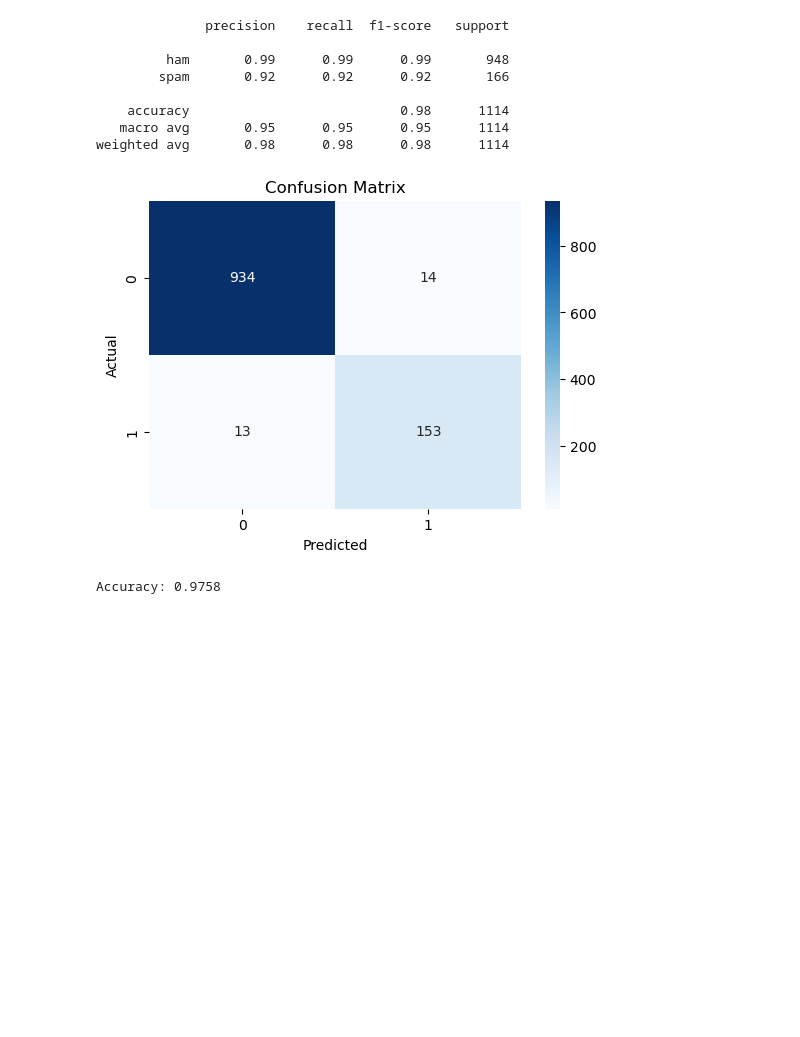
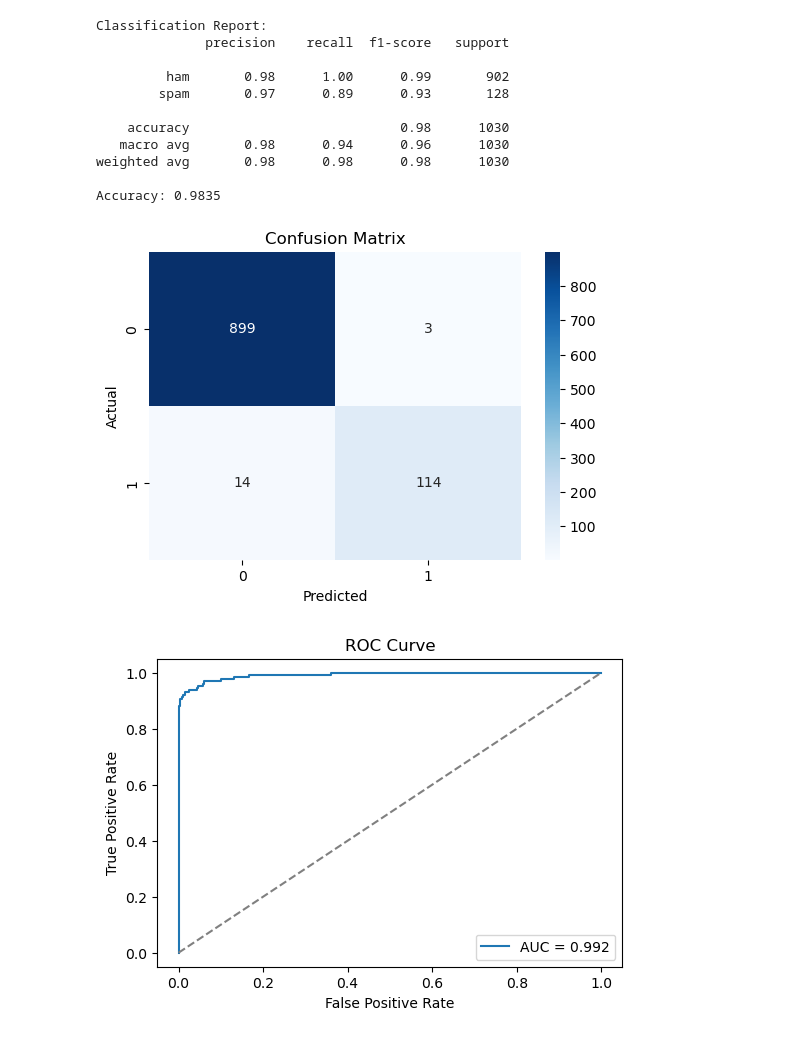
Before and after one commit to saraniz/spam_detection, a Jupyter notebook: notebooks/FC212007_Nishadi Wickramaarachchi/Naive_Bayes_Model.ipynb, the cells around one changed output. Drawn from its saved outputs; the diff is of its cells as text; code cells hidden in the pictures; blank space fills up the shorter version.

```diff
--- a/notebooks/FC212007_Nishadi Wickramaarachchi/Naive_Bayes_Model.ipynb
+++ b/notebooks/FC212007_Nishadi Wickramaarachchi/Naive_Bayes_Model.ipynb
@@ -35,6 +25,12 @@ y = df['Category']
 # %%
-X_train, X_test, y_train, y_test = train_test_split(X, y, test_size=0.2, random_state=42)
+X_train, X_test, y_train, y_test = train_test_split(
+    X, y, test_size=0.2, random_state=42, stratify=y
+)
 # %%
+
 vectorizer = TfidfVectorizer(ngram_range=(1,2), min_df=2)
 X_train_vect = vectorizer.fit_transform(X_train)
 X_test_vect = vectorizer.transform(X_test)
+
+nb_model = MultinomialNB(alpha=0.1)
+nb_model.fit(X_train_vect, y_train)
@@ -49,26 +39,46 @@ MultinomialNB(alpha=0.1)
-# %%
-y_pred = model.predict(X_test_vect)
-print(classification_report(y_test, y_pred))
-# %% [output]
-              precision    recall  f1-score   support
-
-         ham       0.99      0.99      0.99       948
-        spam       0.92      0.92      0.92       166
-
-    accuracy                           0.98      1114
-   macro avg       0.95      0.95      0.95      1114
-weighted avg       0.98      0.98      0.98      1114
-# %%
-cm = confusion_matrix(y_test, y_pred)
-plt.figure(figsize=(6,4))
-sns.heatmap(cm, annot=True, fmt='d', cmap='Blues')
-plt.title('Confusion Matrix')
-plt.xlabel('Predicted')
-plt.ylabel('Actual')
-plt.show()
-# %% [output]
-[figure, removed]
-# %%
-print(f"Accuracy: {accuracy_score(y_test, y_pred):.4f}")
-# %% [output]
-Accuracy: 0.9758
+# %%
+
+model = nb_model
+
+y_pred = model.predict(X_test_vect)
+
+print("\nClassification Report:")
+print(classification_report(y_test, y_pred))
+
+print(f"Accuracy: {accuracy_score(y_test, y_pred):.4f}")
+
+
+cm = confusion_matrix(y_test, y_pred)
+plt.figure(figsize=(6,4))
+sns.heatmap(cm, annot=True, fmt="d", cmap="Blues")
+plt.title("Confusion Matrix")
+plt.xlabel("Predicted")
+plt.ylabel("Actual")
+plt.show()
+
+y_prob = model.predict_proba(X_test_vect)[:,1]
+roc_auc = roc_auc_score((y_test=="spam").astype(int), y_prob)
+fpr, tpr, _ = roc_curve((y_test=="spam").astype(int), y_prob)
+
+plt.figure(figsize=(6,4))
+plt.plot(fpr, tpr, label=f"AUC = {roc_auc:.3f}")
+plt.plot([0,1], [0,1], linestyle="--", color="grey")
+plt.xlabel("False Positive Rate")
+plt.ylabel("True Positive Rate")
+plt.title("ROC Curve")
+plt.legend()
+plt.show()
+# %% [output]
+Classification Report:
+              precision    recall  f1-score   support
+
+         ham       0.98      1.00      0.99       902
+        spam       0.97      0.89      0.93       128
+
+    accuracy                           0.98      1030
+   macro avg       0.98      0.94      0.96      1030
+weighted avg       0.98      0.98      0.98      1030
+
+Accuracy: 0.9835
+[figure, added]
+[figure, added]
```
Also changed, not shown: parts of 10 cells of this notebook, 3 other files.
